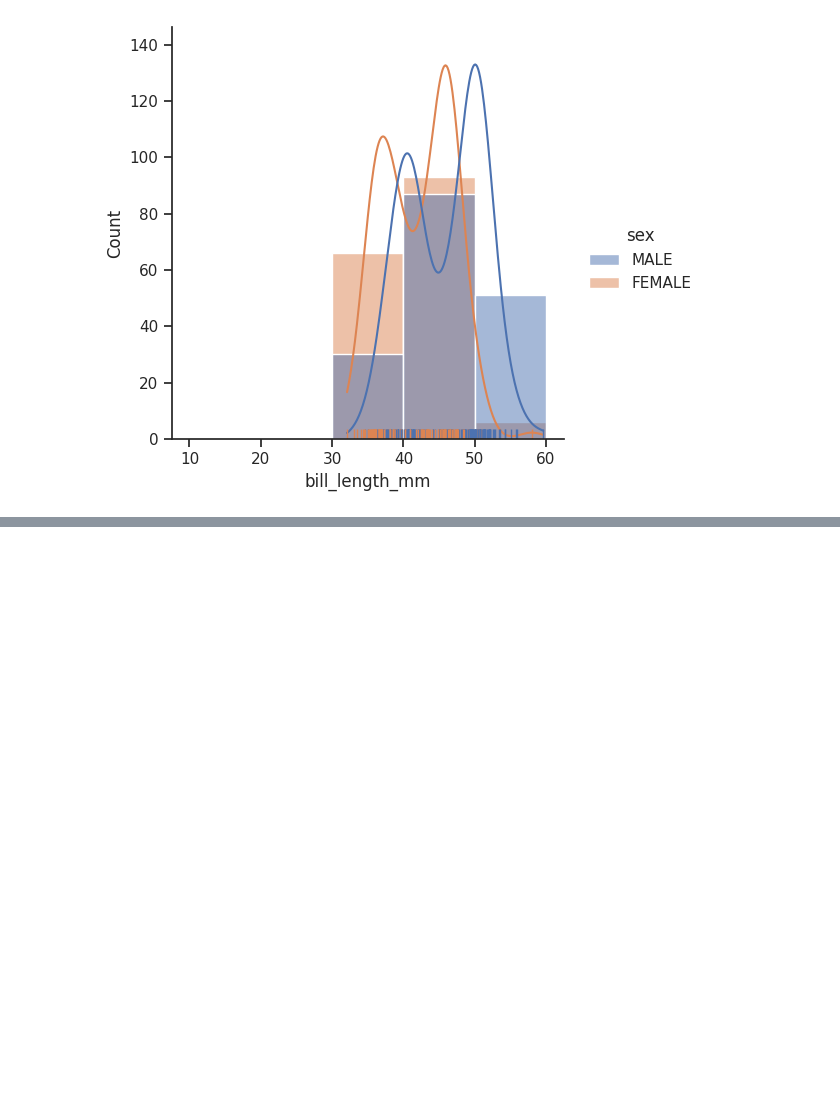
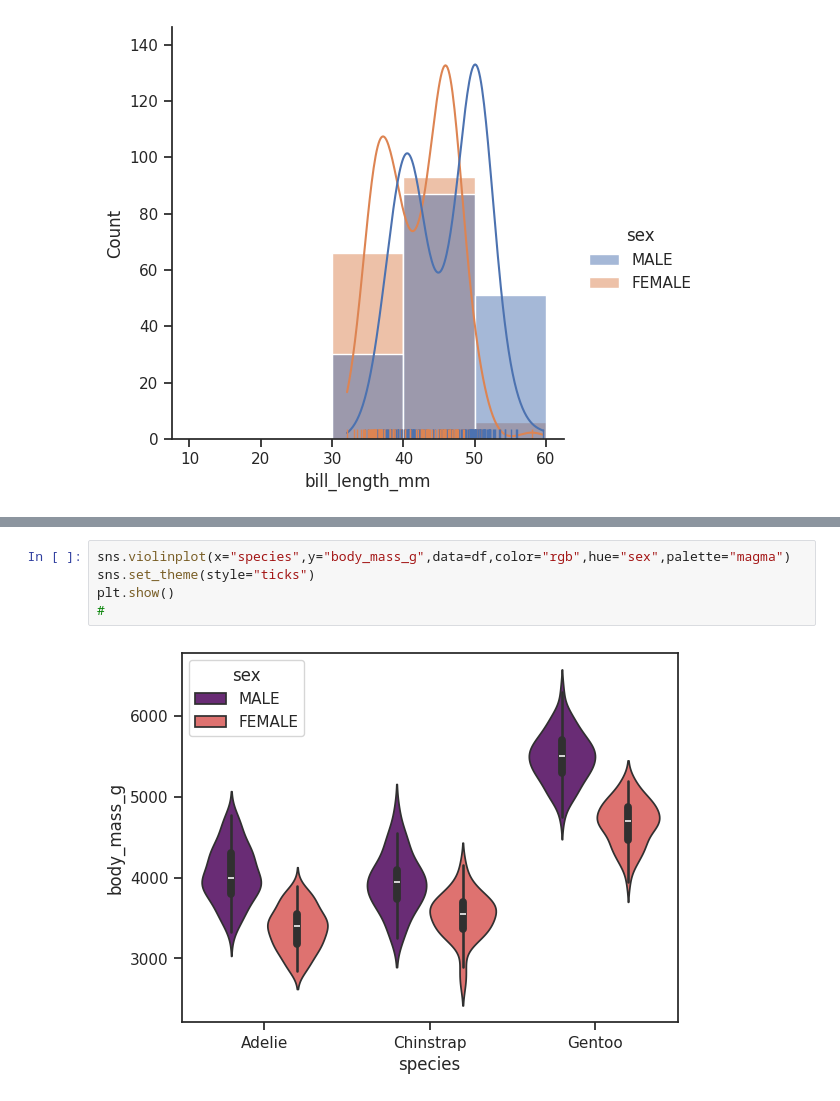
Before and after one commit to manavtyagiji10/AI-in-Data-Science, a Jupyter notebook: charts3.ipynb, the cells around one changed output, grey strips where cells are left out. Drawn from its saved outputs; the diff is of its cells as text; blank space fills up the shorter version.

```diff
--- a/charts3.ipynb
+++ b/charts3.ipynb
@@ -97,0 +113,7 @@ plt.show()
+# %%
+sns.violinplot(x="species",y="body_mass_g",data=df,color="rgb",hue="sex",palette="magma")
+sns.set_theme(style="ticks")
+plt.show()
+#
+# %% [output]
+[figure, added]
```
Also changed, not shown: parts of 10 cells of this notebook.
